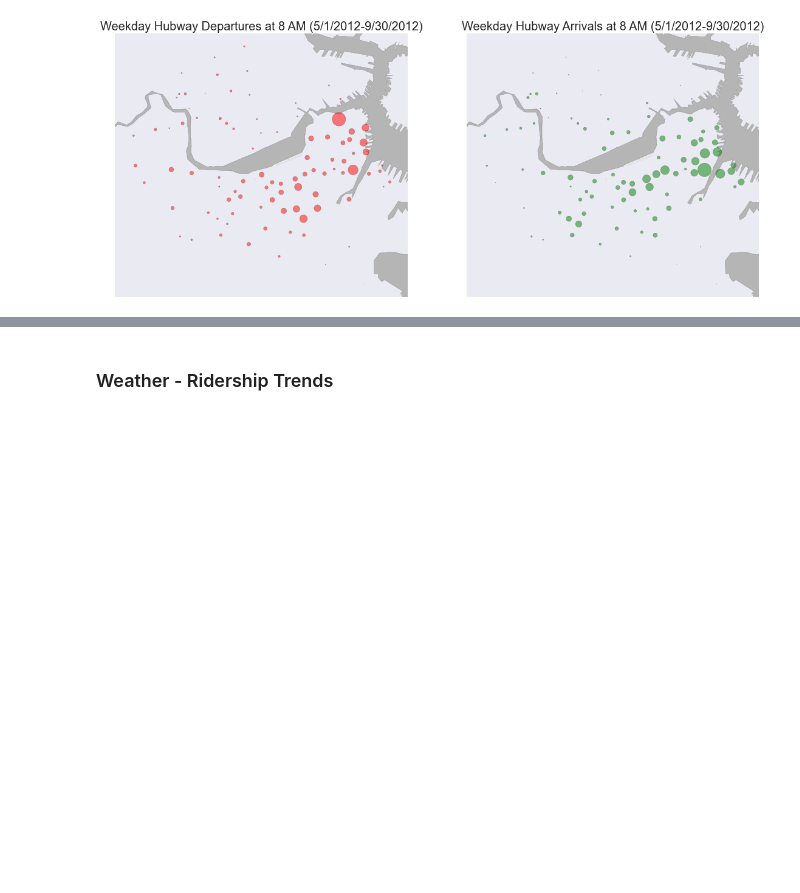
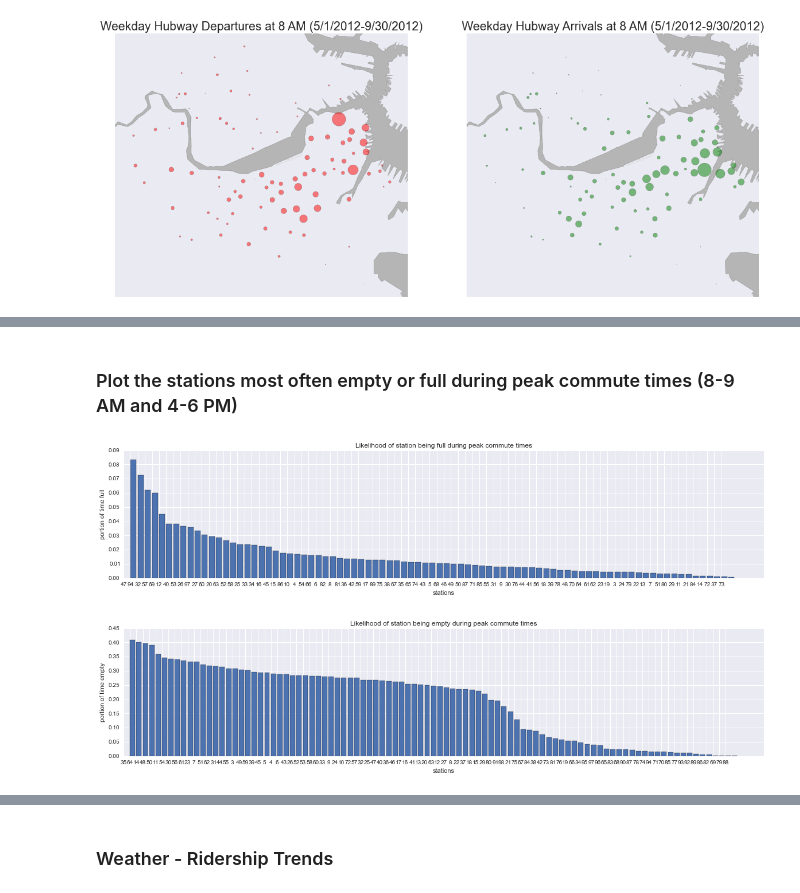
Before and after one commit to CS109Hubway/classp, a Jupyter notebook: Test_Hubway.ipynb, the cells around one changed output, grey strips where cells are left out. Drawn from its saved outputs; the diff is of its cells as text; code cells hidden in the pictures; blank space fills up the shorter version.

```diff
--- a/Test_Hubway.ipynb
+++ b/Test_Hubway.ipynb
@@ -248,0 +321,71 @@ stationmap(weekdaystations, 8)
+# %% [markdown]
+### Plot the stations most often empty or full during peak commute times (8-9 AM and 4-6 PM)
+# %%
+peakstatus=status[(status['hour']>=16)&(status['hour']<=18)]
+PeakEmptyStatus=peakstatus[(peakstatus.capacity>0)&peakstatus.weekday<5]
+PeakEmptyStatus['EmptyFull']=pd.np.where(PeakEmptyStatus.emptiness==1,'Empty',np.where(PeakEmptyStatus.emptiness==0,'Full','Partial'))
+PeakStatusCounts=pd.DataFrame(PeakEmptyStatus['stationid'].value_counts()).reset_index()
+PeakStatusCounts.columns=['stationid','StatusCounts']
+
+# Groupby to find out counts of how often each station is empty, full, and partial
+PeakEmptyFullFreq=PeakEmptyStatus.groupby(['stationid','EmptyFull']).count().reset_index()
+PeakEmptyFullFreq=pd.merge(left=PeakEmptyFullFreq,right=StatusCounts,how='left',on='stationid')
+PeakEmptyFullFreq['EmptyFullFreq']=PeakEmptyFullFreq.uniqueid/PeakEmptyFullFreq.StatusCounts
+
+# EmptyFullFreq=EmptyFullFreq.drop(['timestamp','nbBikes','nbEmptyDocks','capacity','emptiness'],axis=1)
+#print EmptyFullFreq.head()
+
+#Create DFs for Empty and Full frequencies in prep for plotting
+PeakFullFreq=PeakEmptyFullFreq[PeakEmptyFullFreq['EmptyFull']=='Full']
+PeakFullFreq=PeakFullFreq.sort('EmptyFullFreq',ascending=False)
+PeakFullFreq['MostFull']=np.arange(1,len(PeakFullFreq)+1)
+PeakEmptyFreq=PeakEmptyFullFreq[PeakEmptyFullFreq['EmptyFull']=='Empty']
+PeakEmptyFreq=PeakEmptyFreq.sort('EmptyFullFreq',ascending=False)
+PeakEmptyFreq['MostEmpty']=np.arange(1,len(EmptyFreq)+1)
+
+#Create new DF to register when stations are empty, full, or partially full
+peakstatus.emptiness=peakstatus.nbEmptyDocks/peakstatus.capacity
+PeakEmptyStatus=peakstatus[peakstatus.capacity>0]
+PeakEmptyStatus['EmptyFull']=pd.np.where(PeakEmptyStatus.emptiness==1,'Empty',np.where(PeakEmptyStatus.emptiness==0,'Full','Partial'))
+PeakStatusCounts=pd.DataFrame(PeakEmptyStatus['stationid'].value_counts()).reset_index()
+PeakStatusCounts.columns=['stationid','StatusCounts']
+# Groupby to find out counts of how often each station is empty, full, and partial
+PeakEmptyFullFreq=PeakEmptyStatus.groupby(['stationid','EmptyFull']).count().reset_index()
+PeakEmptyFullFreq=pd.merge(left=PeakEmptyFullFreq,right=PeakStatusCounts,how='left',on='stationid')
+PeakEmptyFullFreq['EmptyFullFreq']=PeakEmptyFullFreq.uniqueid/PeakEmptyFullFreq.StatusCounts
+PeakEmptyFullFreq=PeakEmptyFullFreq.drop(['timestamp','nbBikes','nbEmptyDocks','capacity','emptiness'],axis=1)
+#Create DFs for Empty and Full frequencies in prep for plotting
+PeakFullFreq=PeakEmptyFullFreq[PeakEmptyFullFreq['EmptyFull']=='Full']
+PeakFullFreq=PeakFullFreq.sort('EmptyFullFreq',ascending=False)
+PeakFullFreq['MostFull']=np.arange(1,len(PeakFullFreq)+1)
+PeakEmptyFreq=PeakEmptyFullFreq[PeakEmptyFullFreq['EmptyFull']=='Empty']
+PeakEmptyFreq=PeakEmptyFreq.sort('EmptyFullFreq',ascending=False)
+PeakEmptyFreq['MostEmpty']=np.arange(1,len(EmptyFreq)+1)
+
+PeakSortedStationsFull=PeakFullFreq.stationid.tolist()
+PeakSortedStationsFull=[str(x) for x in PeakSortedStationsFull]
+
+PeakSortedStationsEmpty=PeakEmptyFreq.stationid.tolist()
+PeakSortedStationsEmpty=[str(x) for x in PeakSortedStationsEmpty]
+
+#Plot most often Full stations
+plt.figure(figsize=(20,4))
+plt.bar(PeakFullFreq.MostFull,PeakFullFreq.EmptyFullFreq)
+plt.xticks(range(0,len(PeakSortedStationsFull)),PeakSortedStationsFull)
+plt.xlabel('stations')
+plt.ylabel('portion of time full')
+plt.title('Likelihood of station being full during peak commute times')
+plt.show()
+
+#Plot most often Empty stations
+labels=EmptyFreq.stationid.tolist
+plt.figure(figsize=(20,4))
+plt.bar(PeakEmptyFreq.MostEmpty,PeakEmptyFreq.EmptyFullFreq)
+plt.xticks(range(0,len(PeakSortedStationsEmpty)),PeakSortedStationsEmpty)
+plt.xlabel('stations')
+plt.ylabel('portion of time empty')
+plt.title('Likelihood of station being empty during peak commute times')
+plt.show()
+# %% [output]
+[figure, added]
+[figure, added]
```
Also changed, not shown: parts of 34 cells of this notebook, 1 other file.
